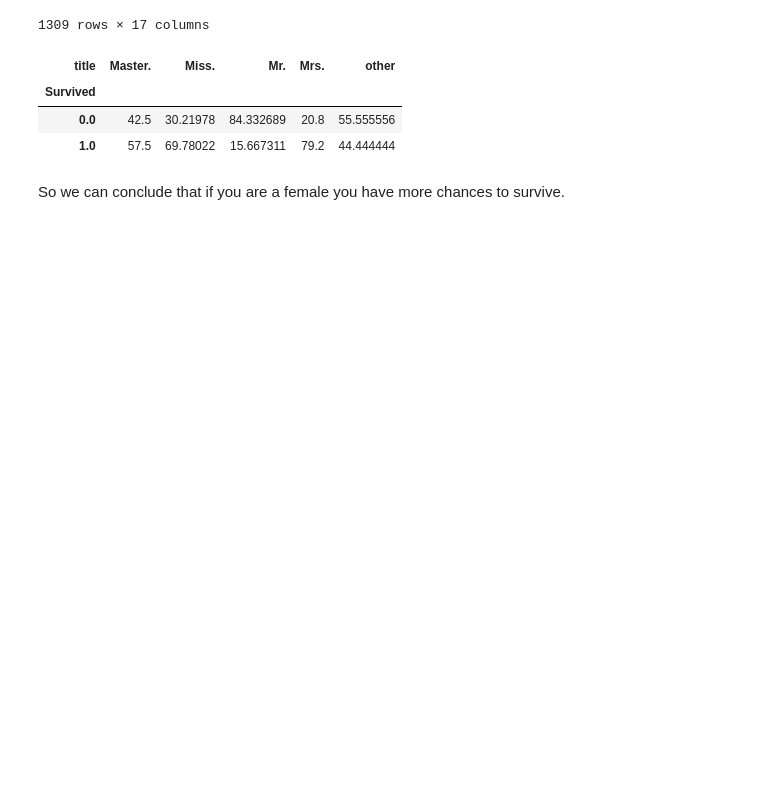
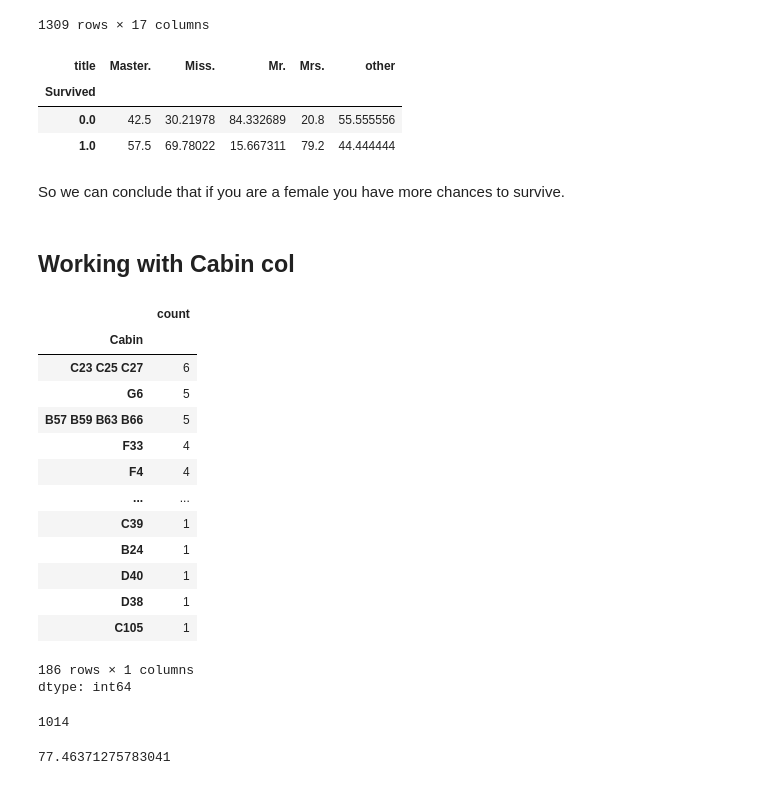
Before and after one commit to Muhammad-Waleed-Source/Exploratory-Data-Analysis, a Jupyter notebook: EDA.ipynb, the cells around one changed output. Cells and saved outputs as stored; diff of their text form; code cells hidden in the pictures; blank space fills up the shorter version.

```diff
--- a/EDA.ipynb
+++ b/EDA.ipynb
@@ -977,3 +977,33 @@ pd.crosstab(temp_df['Survived'], temp_df['title'], normalize='columns')*100
 | 1.0 | 57.5 | 69.78022 | 15.667311 | 79.2 | 44.444444 |
 # %% [markdown]
 So we can conclude that if you are a female you have more chances to survive.
+# %% [markdown]
+## Working with Cabin col
+# %%
+df['Cabin'].value_counts()
+# %% [output]
+|  | count |
+| Cabin |  |
+| C23 C25 C27 | 6 |
+| G6 | 5 |
+| B57 B59 B63 B66 | 5 |
+| F33 | 4 |
+| F4 | 4 |
+| ... | ... |
+| C39 | 1 |
+| B24 | 1 |
+| D40 | 1 |
+| D38 | 1 |
+| C105 | 1 |
+186 rows × 1 columns
+dtype: int64
+# %%
+print(df['Cabin'].isnull().sum())
+# %% [output]
+1014
+# %%
+print((df['Cabin'].isnull().sum()/len(df['Cabin']))*100)
+
+# so there are 77% missing values in Cabin col
+# %% [output]
+77.46371275783041
```
Also changed, not shown: parts of 9 cells of this notebook.
